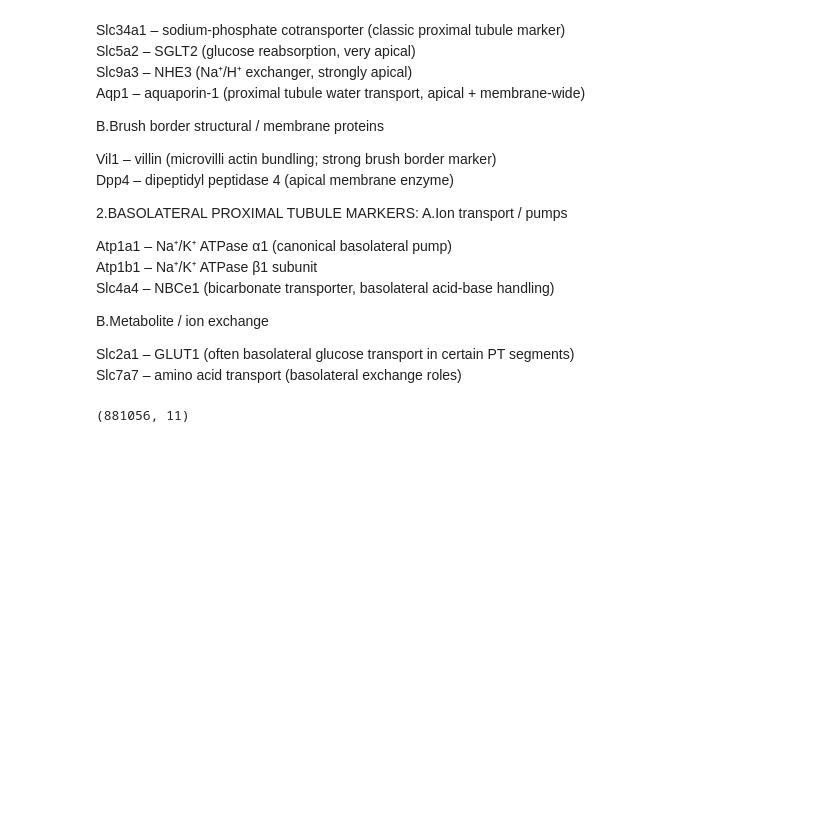
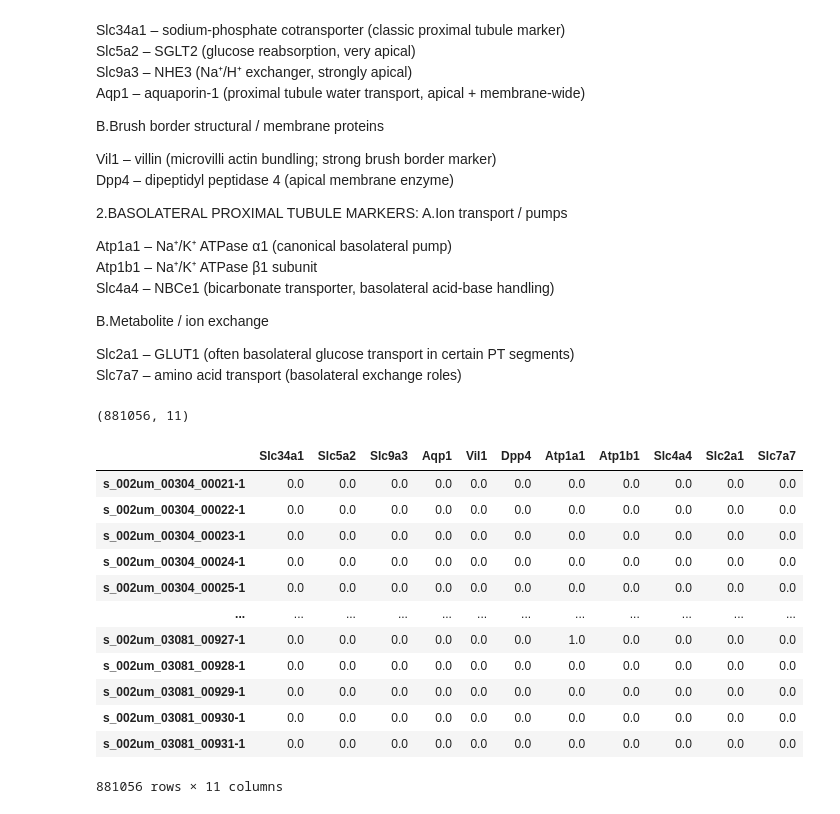
Before and after one commit to ssingh95jhu/Correlation_Kidney_Structure_Molecular_Presentation, a Jupyter notebook: Apical_Basal_PT_Distinction.ipynb, the cells around one changed output. Drawn from its saved outputs; the diff is of its cells as text; code cells hidden in the pictures; blank space fills up the shorter version.

```diff
--- a/Apical_Basal_PT_Distinction.ipynb
+++ b/Apical_Basal_PT_Distinction.ipynb
@@ -60,3 +63,19 @@ ctrl1_A2_PTselect=ctrl1_A2_PT[:,select_genes]
 ctrl1_A2_PTselect.shape
 # %% [output]
 (881056, 11)
+# %%
+ctrl1_A2_PTselect.to_df()
+# %% [output]
+|  | Slc34a1 | Slc5a2 | Slc9a3 | Aqp1 | Vil1 | Dpp4 | Atp1a1 | Atp1b1 | Slc4a4 | Slc2a1 | Slc7a7 |
+| s_002um_00304_00021-1 | 0.0 | 0.0 | 0.0 | 0.0 | 0.0 | 0.0 | 0.0 | 0.0 | 0.0 | 0.0 | 0.0 |
+| s_002um_00304_00022-1 | 0.0 | 0.0 | 0.0 | 0.0 | 0.0 | 0.0 | 0.0 | 0.0 | 0.0 | 0.0 | 0.0 |
+| s_002um_00304_00023-1 | 0.0 | 0.0 | 0.0 | 0.0 | 0.0 | 0.0 | 0.0 | 0.0 | 0.0 | 0.0 | 0.0 |
+| s_002um_00304_00024-1 | 0.0 | 0.0 | 0.0 | 0.0 | 0.0 | 0.0 | 0.0 | 0.0 | 0.0 | 0.0 | 0.0 |
+| s_002um_00304_00025-1 | 0.0 | 0.0 | 0.0 | 0.0 | 0.0 | 0.0 | 0.0 | 0.0 | 0.0 | 0.0 | 0.0 |
+| ... | ... | ... | ... | ... | ... | ... | ... | ... | ... | ... | ... |
+| s_002um_03081_00927-1 | 0.0 | 0.0 | 0.0 | 0.0 | 0.0 | 0.0 | 1.0 | 0.0 | 0.0 | 0.0 | 0.0 |
+| s_002um_03081_00928-1 | 0.0 | 0.0 | 0.0 | 0.0 | 0.0 | 0.0 | 0.0 | 0.0 | 0.0 | 0.0 | 0.0 |
+| s_002um_03081_00929-1 | 0.0 | 0.0 | 0.0 | 0.0 | 0.0 | 0.0 | 0.0 | 0.0 | 0.0 | 0.0 | 0.0 |
+| s_002um_03081_00930-1 | 0.0 | 0.0 | 0.0 | 0.0 | 0.0 | 0.0 | 0.0 | 0.0 | 0.0 | 0.0 | 0.0 |
+| s_002um_03081_00931-1 | 0.0 | 0.0 | 0.0 | 0.0 | 0.0 | 0.0 | 0.0 | 0.0 | 0.0 | 0.0 | 0.0 |
+881056 rows × 11 columns
```
Also changed, not shown: parts of 11 cells of this notebook.
